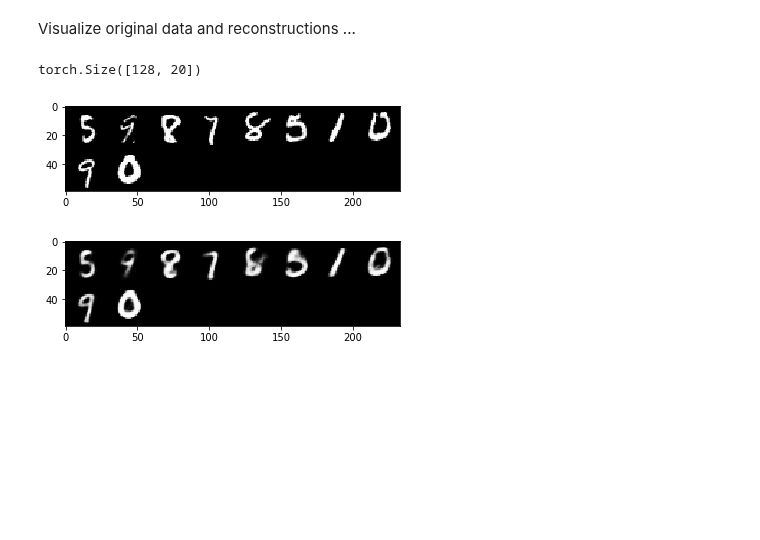
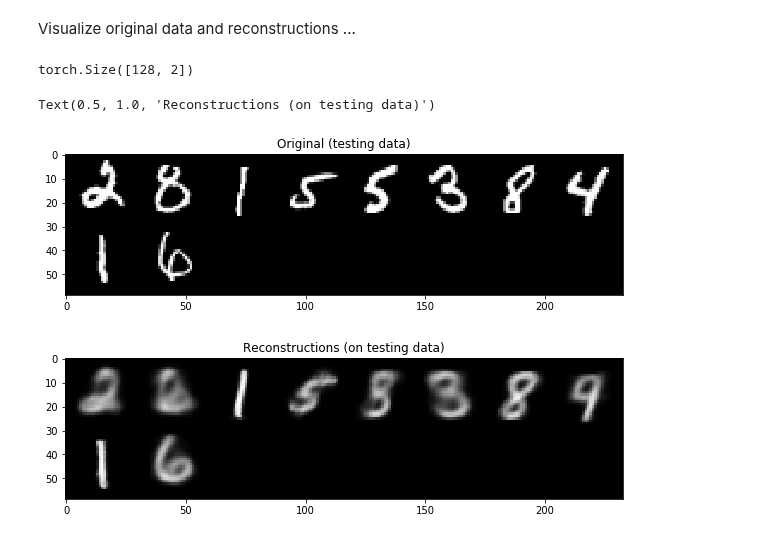
Before and after one commit to rkwitt/teaching, a Jupyter notebook: WS1819/CV/material/code/AutoEncodingArch.ipynb, the cells around one changed output. Cells and saved outputs as stored; diff of their text form; code cells hidden in the pictures; blank space fills up the shorter version.

```diff
--- a/WS1819/CV/material/code/AutoEncodingArch.ipynb
+++ b/WS1819/CV/material/code/AutoEncodingArch.ipynb
@@ -21,7 +35,7 @@ from torchvision.utils import make_grid
 import matplotlib.pyplot as plt
 import numpy as np
 
-device = torch.device("cuda")
+device = torch.device("cpu")
 # %% [markdown]
 First, we create our data loaders ...
 # %%
@@ -51,8 +65,8 @@ class AutoEnc(nn.Module):
 
         # Define our linear layers, latent representation dim. is 20 here!
         self.fc1  = nn.Linear(784, 400)
-        self.fc2  = nn.Linear(400, 20)
-        self.fc3  = nn.Linear(20, 400)
+        self.fc2  = nn.Linear(400, 2)
+        self.fc3  = nn.Linear(2, 400)
         self.fc4  = nn.Linear(400, 784)
 
     # implement the encoder (Lin.->ReLU->Lin.)
@@ -153,18 +177,23 @@ B = next(iter(test_loader))[0].to(device)
 z, recon = model(B)
 print(z.size())
 # %% [output]
-torch.Size([128, 20])
+torch.Size([128, 2])
 # %%
 def show(img):
     npimg = img.numpy()
     plt.imshow(np.transpose(npimg, (1,2,0)), interpolation='nearest')
 
 B = next(iter(test_loader))[0].to(device)
-R = model(B)
-plt.figure()
+z, R = model(B)
+
+plt.figure(figsize=(10,5))
 show(make_grid(B[0:10,:,:,:].cpu(), padding=1))
-plt.figure()
+plt.title('Original (testing data)');
+
+plt.figure(figsize=(10,5))
 show(make_grid(R.view((128,1,28,28))[0:10,:,:,:].detach().cpu(), padding=1))
+plt.title('Reconstructions (on testing data)')
 # %% [output]
+Text(0.5, 1.0, 'Reconstructions (on testing data)')
-[figure, old version]
+[figure, new version]
-[figure, old version]
+[figure, new version]
```
Also changed, not shown: parts of 8 cells of this notebook, 2 other files.
